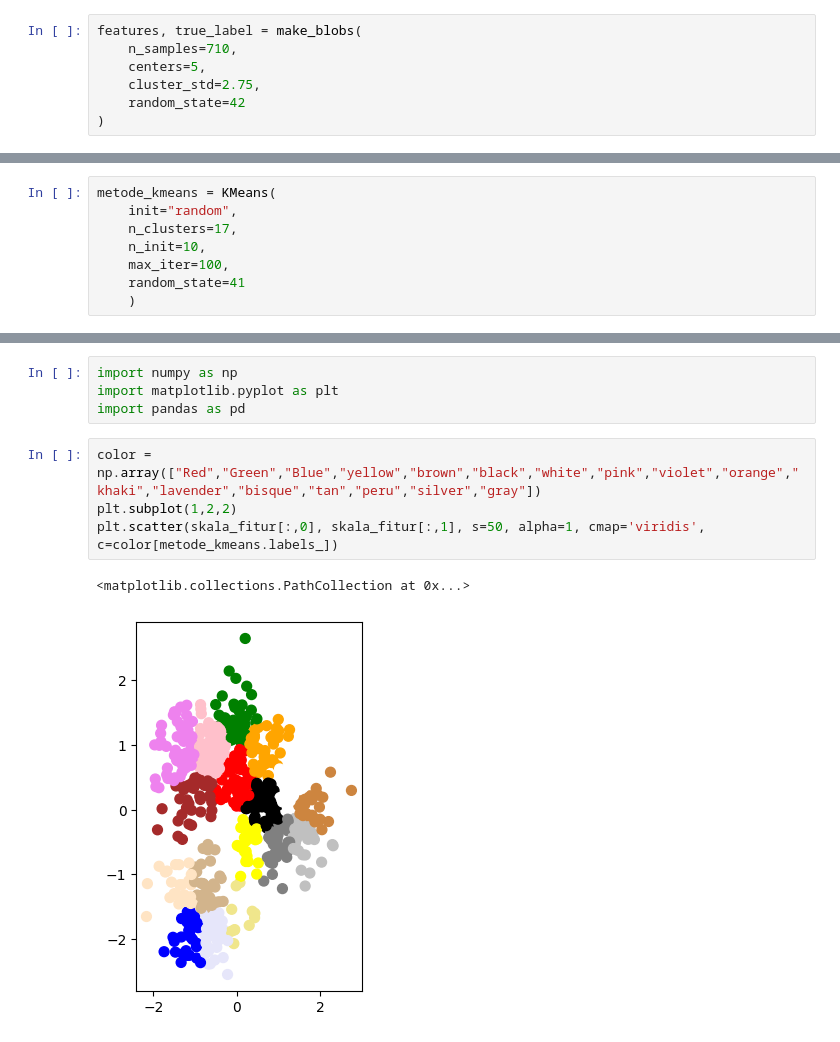
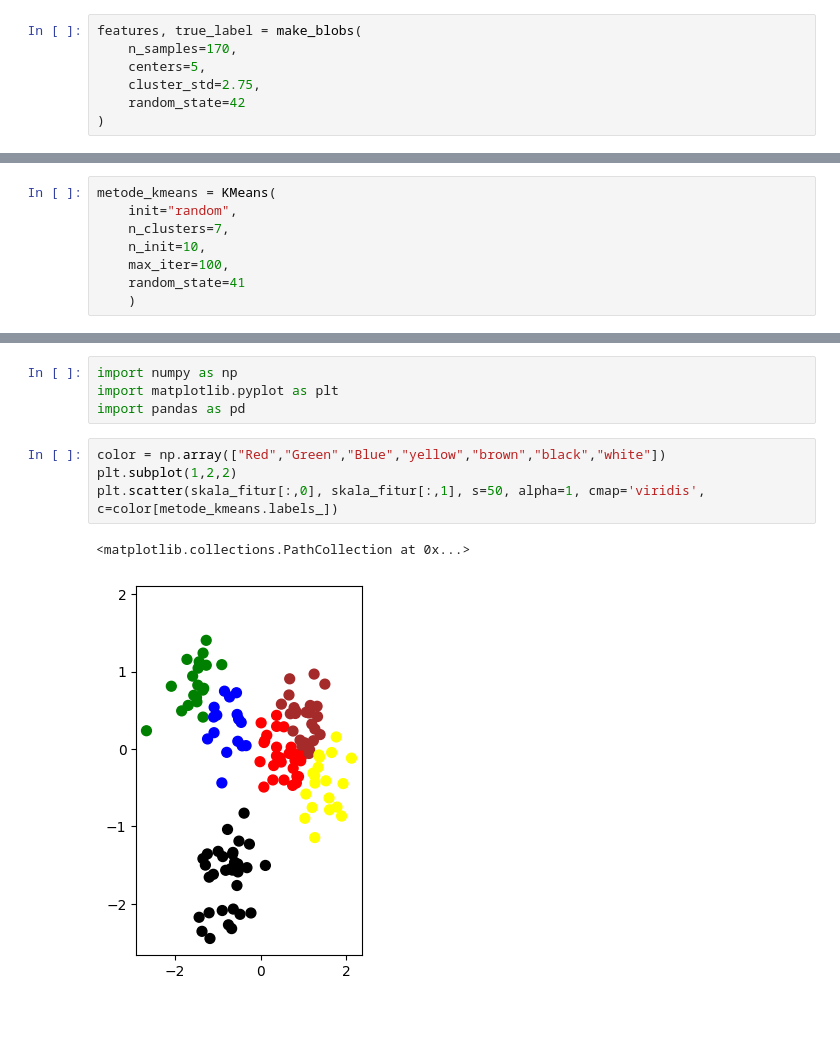
Before and after one commit to Dewimurniati/UTS_Kecerdasan_Komputasional, a Jupyter notebook: UTS_Kecerdasan_Komputational_Dewi_Murniati_23420017.ipynb, the cells around one changed output, grey strips where cells are left out. Drawn from its saved outputs; the diff is of its cells as text.

```diff
--- a/UTS_Kecerdasan_Komputational_Dewi_Murniati_23420017.ipynb
+++ b/UTS_Kecerdasan_Komputational_Dewi_Murniati_23420017.ipynb
@@ -8,7 +8,7 @@ from sklearn.metrics import silhouette_score
 from sklearn.preprocessing import StandardScaler
 # %%
 features, true_label = make_blobs(
-    n_samples=710,
+    n_samples=170,
     centers=5,
     cluster_std=2.75,
     random_state=42
@@ -58,7 +56,7 @@ array([[ 2.05789207,  0.19264355],
 # %%
 metode_kmeans = KMeans(
     init="random",
-    n_clusters=17,
+    n_clusters=7,
     n_init=10,
     max_iter=100,
     random_state=41
@@ -120,9 +99,9 @@ import numpy as np
 import matplotlib.pyplot as plt
 import pandas as pd
 # %%
-color = np.array(["Red","Green","Blue","yellow","brown","black","white","pink","violet","orange","khaki","lavender","bisque","tan","peru","silver","gray"])
+color = np.array(["Red","Green","Blue","yellow","brown","black","white"])
 plt.subplot(1,2,2)
 plt.scatter(skala_fitur[:,0], skala_fitur[:,1], s=50, alpha=1, cmap='viridis', c=color[metode_kmeans.labels_])
 # %% [output]
 <matplotlib.collections.PathCollection at 0x...>
-[figure, old version]
+[figure, new version]
```
Also changed, not shown: parts of 8 cells of this notebook.
